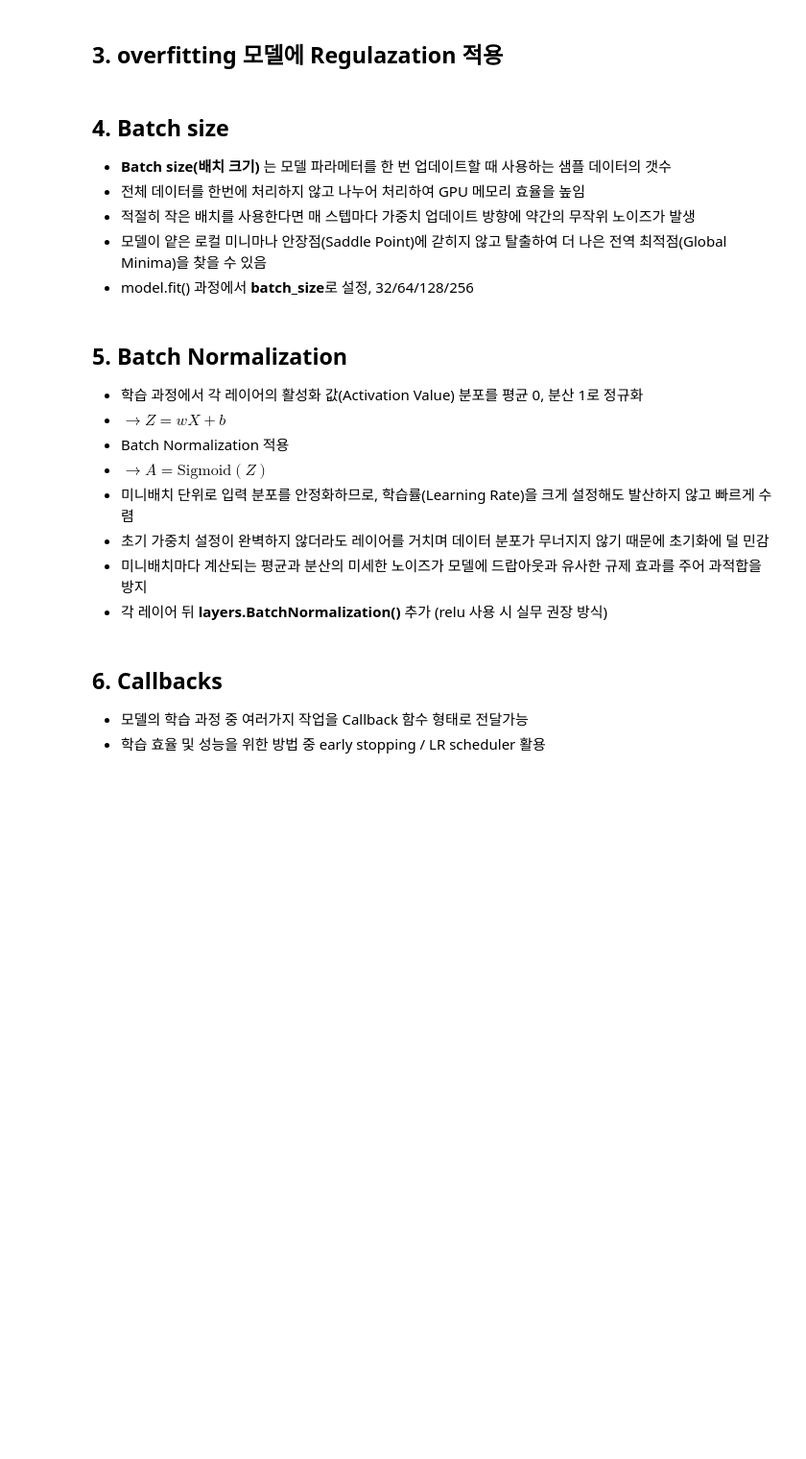
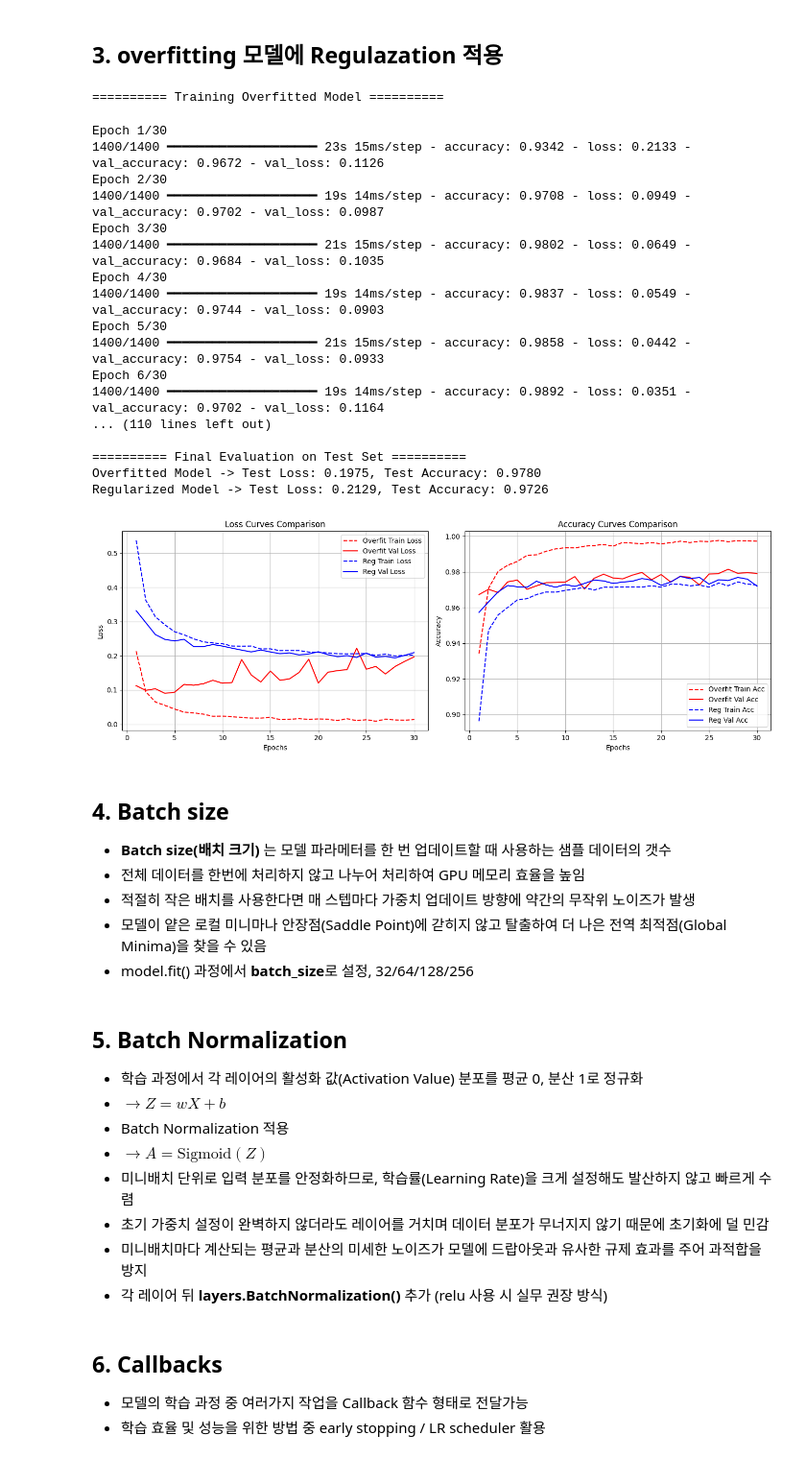
Before and after one commit to overgroove/samsung_lecture, a Jupyter notebook: 04_DL_Regularization.ipynb, the cells around one changed output. Shown at 96% size. Cells and saved outputs as stored; diff of their text form; code cells hidden in the pictures; blank space fills up the shorter version.

```diff
--- a/04_DL_Regularization.ipynb
+++ b/04_DL_Regularization.ipynb
@@ -80,17 +86,38 @@ def build_overfitted_model():
     return model
 
 # 3. Regularized Model (Applying L2 and Dropout and He)
-
-
-
-
-
-
-
-
-
-
-
+def build_regularized_model(dropout_rate=0.1, l2_lambda=0.001):
+    model = tf.keras.models.Sequential([
+        # input
+        tf.keras.layers.Input(shape=X_train.shape[1:]),
+        # hidden1
+        tf.keras.layers.Dense(
+            units=512,
+            activation='relu',
+            kernel_initializer='he_uniform',
+            kernel_regularizer=tf.keras.regularizers.l2(l2_lambda)),
+        # dropout
+        tf.keras.layers.Dropout(dropout_rate),
+        #hidden2
+        tf.keras.layers.Dense(
+            units=512,
+            activation='relu',
+            kernel_initializer='he_uniform',
+            kernel_regularizer=tf.keras.regularizers.l2(l2_lambda)),
+        # dropout
+        tf.keras.layers.Dropout(dropout_rate),
+        # hidden3
+        tf.keras.layers.Dense(
+            units=256,
+            activation='relu',
+            kernel_initializer='he_uniform',
+            kernel_regularizer=tf.keras.regularizers.l2(l2_lambda)),
+        # output
+        tf.keras.layers.Dense(
+            units=10,
+            activation='softmax')
+    ])
+    return model
 
 # 4. Training Function
 def train_mnist_model(model, X_train, y_train, epochs=30):
@@ -104,7 +131,6 @@ def train_mnist_model(model, X_train, y_train, epochs=30):
         X_train, y_train,
         validation_split=0.2,
         epochs=epochs,
-        verbose=1
     )
     return history
 
@@ -142,33 +168,53 @@ def plot_learning_curves(history_overfit, history_reg):
     plt.tight_layout()
     plt.show()
 
 # 6. Main Pipeline Execution
 # 1. Setting data
 X_train, X_test, y_train, y_test = load_and_preprocess_data()
 
 # 2. Train Overfitted Model (No regularization, fixed epochs)
 print("\n========== Training Overfitted Model ==========")
 model_overfit = build_overfitted_model()
 history_overfit = train_mnist_model(
     model_overfit, X_train, y_train, epochs=30
 )
 
 # 3. Train Regularized Model (L2 + Dropout + Early Stopping)
 print("\n========== Training Regularized Model ==========")
 model_reg = build_regularized_model(dropout_rate=0.4, l2_lambda=1e-4)
 history_reg = train_mnist_model(
     model_reg, X_train, y_train, epochs=30
 )
 
 # 4. Evaluate both models on the unseen Test Set
 print("\n========== Final Evaluation on Test Set ==========")
 loss_ovf, acc_ovf = model_overfit.evaluate(X_test, y_test, verbose=0)
 loss_reg, acc_reg = model_reg.evaluate(X_test, y_test, verbose=0)
 print(f"Overfitted Model -> Test Loss: {loss_ovf:.4f}, Test Accuracy: {acc_ovf:.4f}")
 print(f"Regularized Model -> Test Loss: {loss_reg:.4f}, Test Accuracy: {acc_reg:.4f}")
 
 # 5. Visualize the results
 plot_learning_curves(history_overfit, history_reg)
+# %% [output]
+========== Training Overfitted Model ==========
+Epoch 1/30
+1400/1400 ━━━━━━━━━━━━━━━━━━━━ 23s 15ms/step - accuracy: 0.9342 - loss: 0.2133 - val_accuracy: 0.9672 - val_loss: 0.1126
+Epoch 2/30
+1400/1400 ━━━━━━━━━━━━━━━━━━━━ 19s 14ms/step - accuracy: 0.9708 - loss: 0.0949 - val_accuracy: 0.9702 - val_loss: 0.0987
+Epoch 3/30
+1400/1400 ━━━━━━━━━━━━━━━━━━━━ 21s 15ms/step - accuracy: 0.9802 - loss: 0.0649 - val_accuracy: 0.9684 - val_loss: 0.1035
+Epoch 4/30
+1400/1400 ━━━━━━━━━━━━━━━━━━━━ 19s 14ms/step - accuracy: 0.9837 - loss: 0.0549 - val_accuracy: 0.9744 - val_loss: 0.0903
+Epoch 5/30
+1400/1400 ━━━━━━━━━━━━━━━━━━━━ 21s 15ms/step - accuracy: 0.9858 - loss: 0.0442 - val_accuracy: 0.9754 - val_loss: 0.0933
+Epoch 6/30
+1400/1400 ━━━━━━━━━━━━━━━━━━━━ 19s 14ms/step - accuracy: 0.9892 - loss: 0.0351 - val_accuracy: 0.9702 - val_loss: 0.1164
+... (110 lines left out)
+
+========== Final Evaluation on Test Set ==========
+Overfitted Model -> Test Loss: 0.1975, Test Accuracy: 0.9780
+Regularized Model -> Test Loss: 0.2129, Test Accuracy: 0.9726
+[figure, added]
 # %% [markdown]
 ## **4. Batch size**
 - **Batch size(배치 크기)** 는 모델 파라메터를 한 번 업데이트할 때 사용하는 샘플 데이터의 갯수
```
Also changed, not shown: parts of 3 cells of this notebook.
